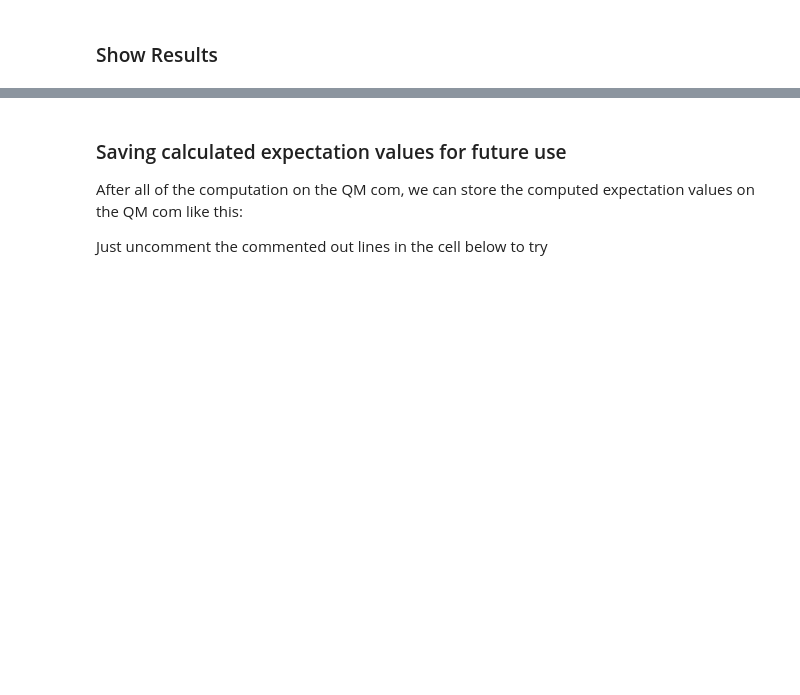
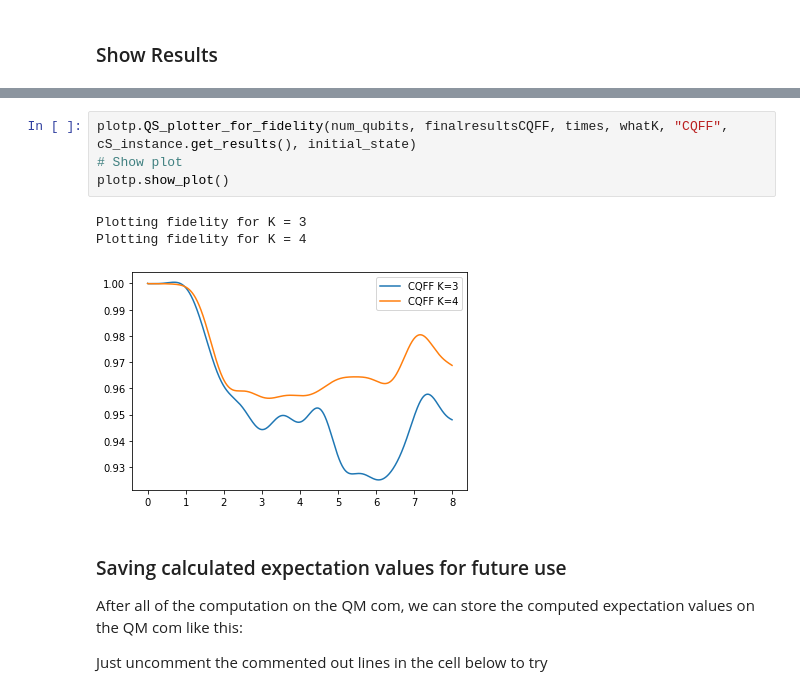
Before and after one commit to tmog123/Quantum_Assisted, a Jupyter notebook: Tutorial on how to use (Start here).ipynb, the cells around one changed output, grey strips where cells are left out. Saved outputs shown, nothing was run; the diff lists cells and outputs as text; blank space fills up the shorter version.

Commit message:
Wrote some code to plot the fidelity

```diff
--- a/Tutorial on how to use (Start here).ipynb
+++ b/Tutorial on how to use (Start here).ipynb
@@ -409,3 +409,11 @@ Evaluating matrix with Qiskit Circuits
+# %%
+plotp.QS_plotter_for_fidelity(num_qubits, finalresultsCQFF, times, whatK, "CQFF", cS_instance.get_results(), initial_state)
+# Show plot
+plotp.show_plot()
+# %% [output]
+Plotting fidelity for K = 3
+Plotting fidelity for K = 4
+[figure, added]
 # %% [markdown]
 ### Saving calculated expectation values for future use
 
```
Also changed, not shown: parts of 1 cell of this notebook, 1 other file.
